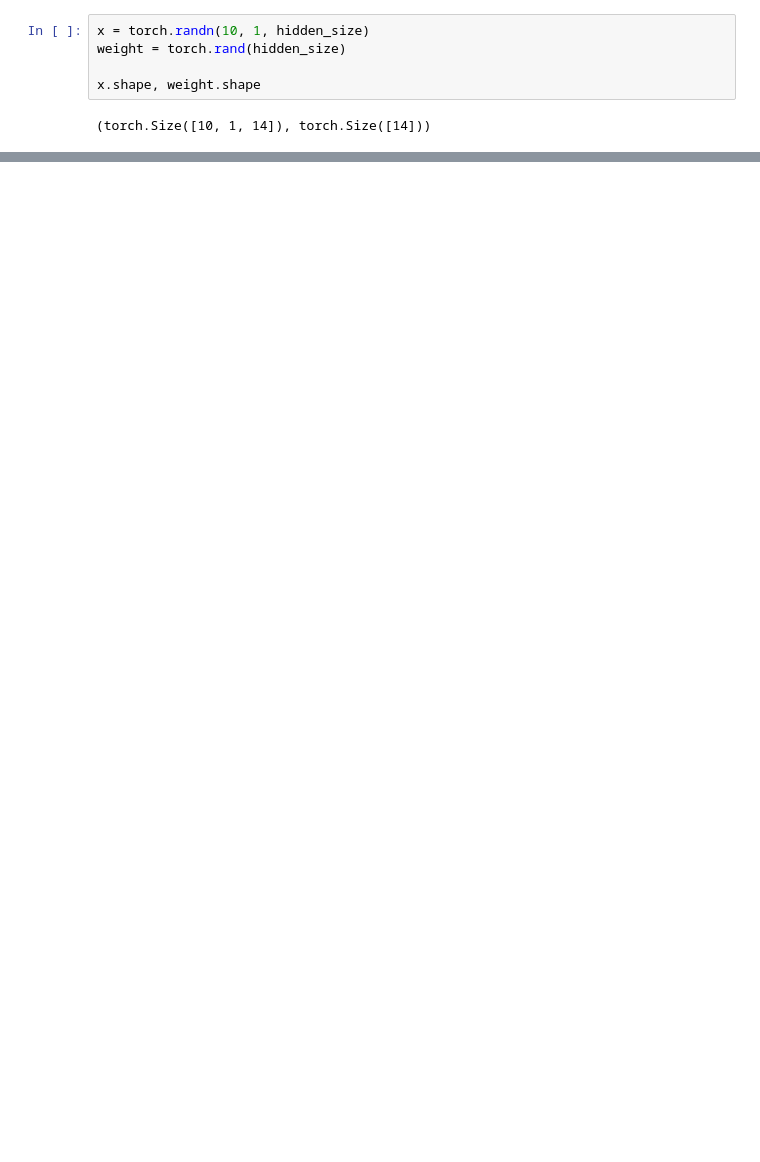
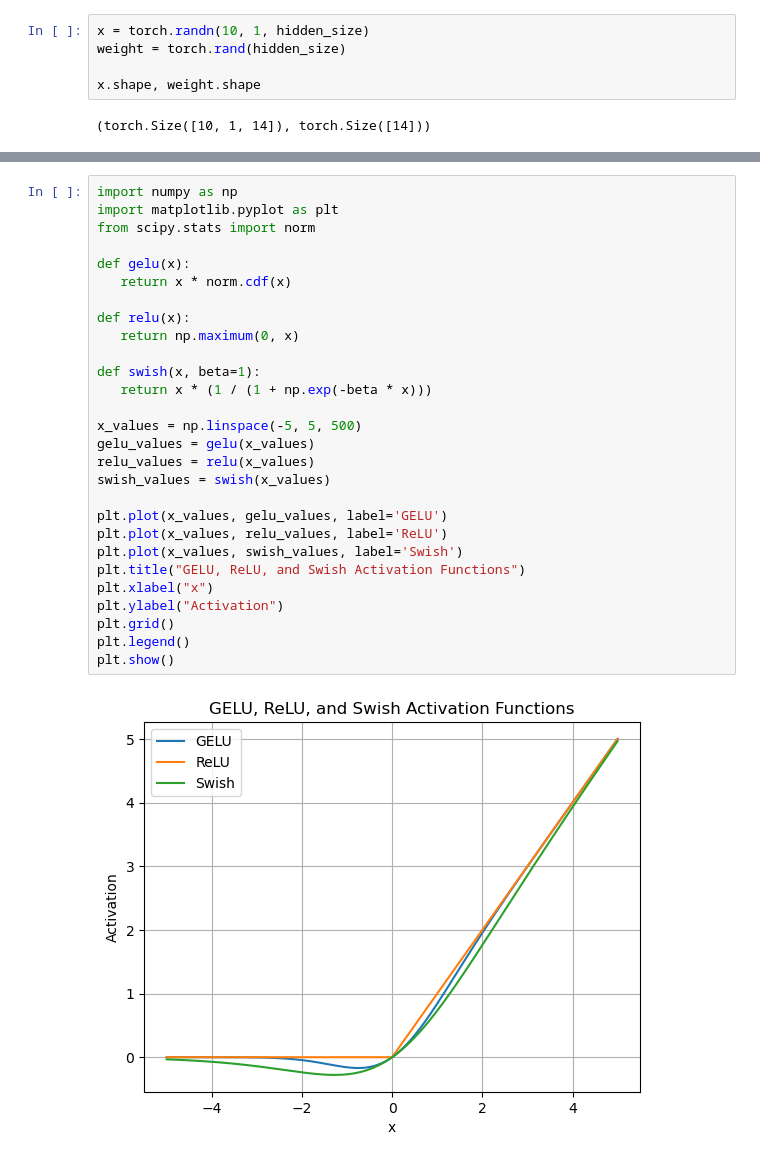
Before and after one commit to m0saan/mini_llama, a Jupyter notebook: notebooks/llama.ipynb, the cells around one changed output, grey strips where cells are left out. Saved outputs shown, nothing was run; the diff lists cells and outputs as text; blank space fills up the shorter version.

```diff
--- a/notebooks/llama.ipynb
+++ b/notebooks/llama.ipynb
@@ -298,0 +402,30 @@ tensor([[[    -1.495,     -0.041,      1.045,      0.023,     -0.258,      0.182
+# %%
+import numpy as np
+import matplotlib.pyplot as plt
+from scipy.stats import norm
+
+def gelu(x):
+   return x * norm.cdf(x)
+
+def relu(x):
+   return np.maximum(0, x)
+
+def swish(x, beta=1):
+   return x * (1 / (1 + np.exp(-beta * x)))
+
+x_values = np.linspace(-5, 5, 500)
+gelu_values = gelu(x_values)
+relu_values = relu(x_values)
+swish_values = swish(x_values)
+
+plt.plot(x_values, gelu_values, label='GELU')
+plt.plot(x_values, relu_values, label='ReLU')
+plt.plot(x_values, swish_values, label='Swish')
+plt.title("GELU, ReLU, and Swish Activation Functions")
+plt.xlabel("x")
+plt.ylabel("Activation")
+plt.grid()
+plt.legend()
+plt.show()
+# %% [output]
+[figure, added]
```
Also changed, not shown: parts of 32 cells of this notebook.
